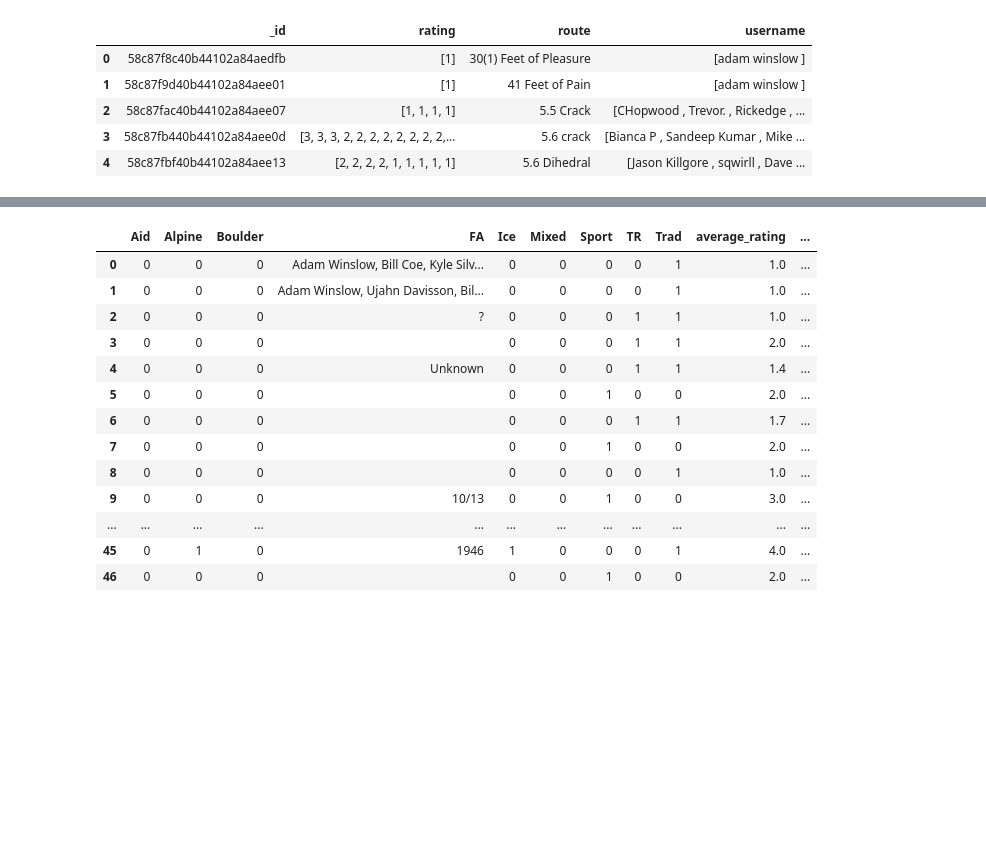
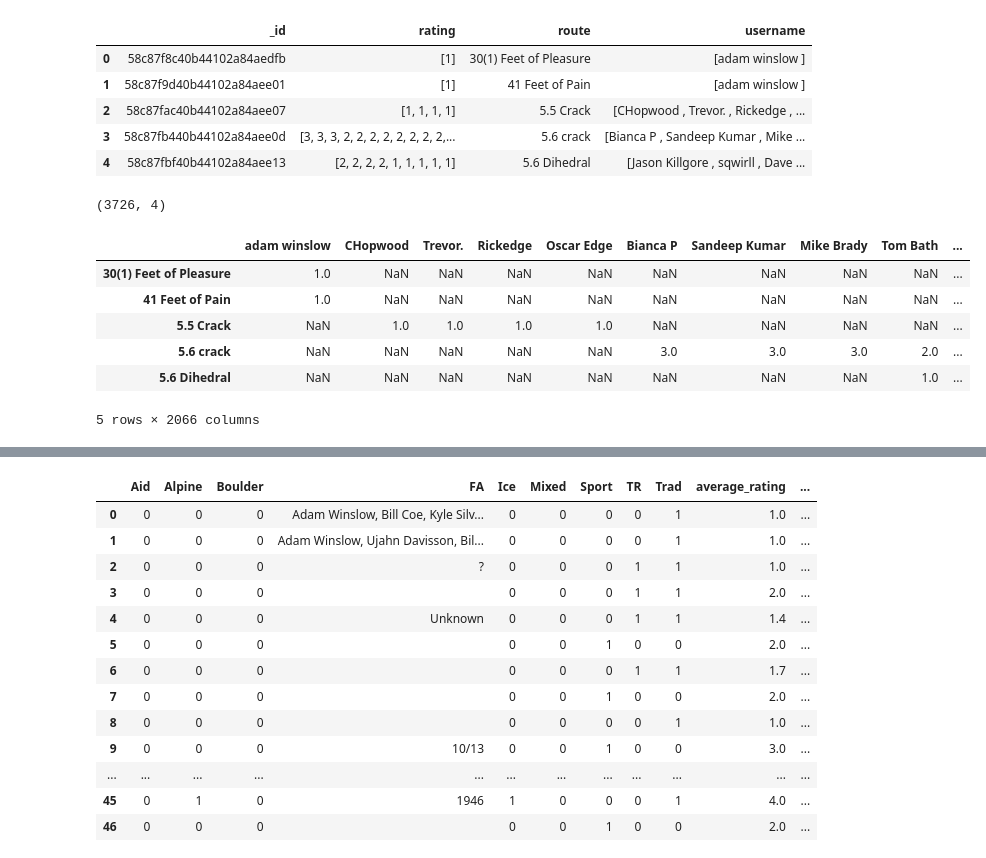
Before and after one commit to davidblaszka/redpointer, a Jupyter notebook: src/parsing_cleaning.ipynb, the cells around one changed output, grey strips where cells are left out. Saved outputs shown, nothing was run; the diff lists cells and outputs as text; code cells hidden in the pictures; blank space fills up the shorter version.

```diff
--- a/src/parsing_cleaning.ipynb
+++ b/src/parsing_cleaning.ipynb
@@ -59,5 +60,18 @@ df_ratings.head()
 | 2 | 58c87fac40b44102a84aee07 | [1, 1, 1, 1] | 5.5 Crack | [CHopwood , Trevor. , Rickedge , ... |
 | 3 | 58c87fb440b44102a84aee0d | [3, 3, 3, 2, 2, 2, 2, 2, 2, 2, 2,... | 5.6 crack | [Bianca P , Sandeep Kumar , Mike ... |
 | 4 | 58c87fbf40b44102a84aee13 | [2, 2, 2, 2, 1, 1, 1, 1, 1] | 5.6 Dihedral | [Jason Killgore , sqwirll , Dave ... |
+# %%
+df_ratings.shape
+# %% [output]
+(3726, 4)
 # %%
-ratings_df = clean_ratings()
+ratings_df = clean_ratings(df_ratings)
+ratings_df.head()
+# %% [output]
+|  | adam winslow | CHopwood | Trevor. | Rickedge | Oscar Edge | Bianca P | Sandeep Kumar | Mike Brady | Tom Bath | ... |
+| 30(1) Feet of Pleasure | 1.0 | NaN | NaN | NaN | NaN | NaN | NaN | NaN | NaN | ... |
+| 41 Feet of Pain | 1.0 | NaN | NaN | NaN | NaN | NaN | NaN | NaN | NaN | ... |
+| 5.5 Crack | NaN | 1.0 | 1.0 | 1.0 | 1.0 | NaN | NaN | NaN | NaN | ... |
+| 5.6 crack | NaN | NaN | NaN | NaN | NaN | 3.0 | 3.0 | 3.0 | 2.0 | ... |
+| 5.6 Dihedral | NaN | NaN | NaN | NaN | NaN | NaN | NaN | NaN | 1.0 | ... |
+5 rows × 2066 columns
```
Also changed, not shown: parts of 7 cells of this notebook, 3 other files.
